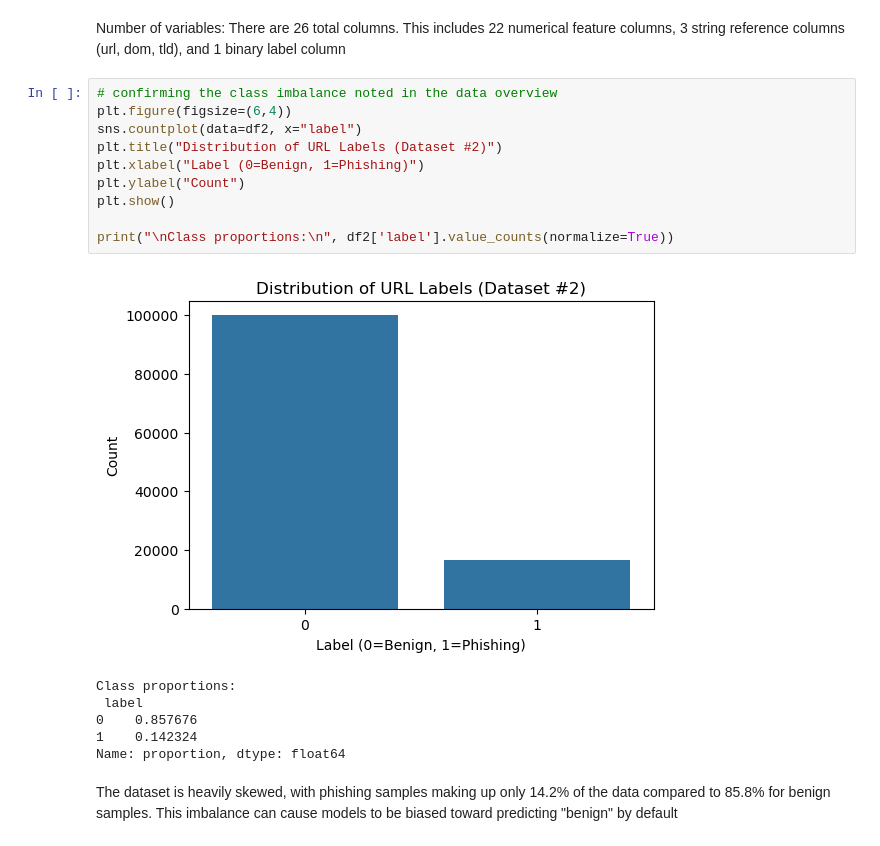
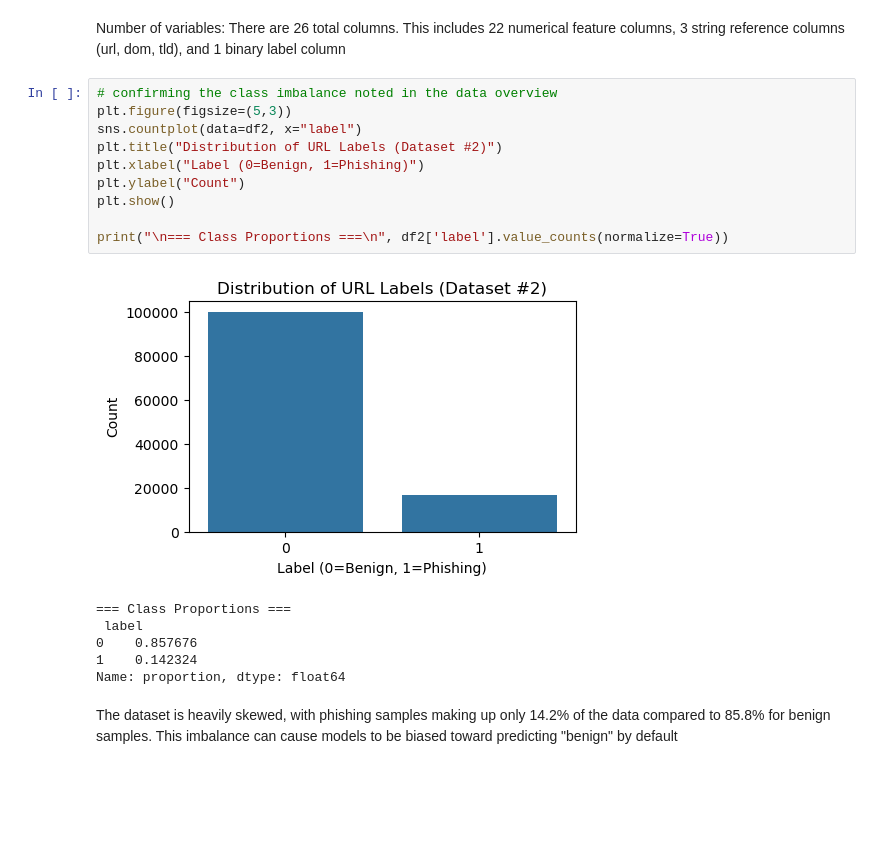
Before and after one commit to COGS108/Group132_WI26, a Jupyter notebook: 03-FinalProject.ipynb, the cells around one changed output. Cells and saved outputs as stored; diff of their text form; blank space fills up the shorter version.

```diff
--- a/03-FinalProject.ipynb
+++ b/03-FinalProject.ipynb
@@ -712,17 +706,17 @@ dtype: object
 Number of variables: There are 26 total columns. This includes 22 numerical feature columns, 3 string reference columns (url, dom, tld), and 1 binary label column
 # %%
 # confirming the class imbalance noted in the data overview
-plt.figure(figsize=(6,4))
+plt.figure(figsize=(5,3))
 sns.countplot(data=df2, x="label")
 plt.title("Distribution of URL Labels (Dataset #2)")
 plt.xlabel("Label (0=Benign, 1=Phishing)")
 plt.ylabel("Count")
 plt.show()
 
-print("\nClass proportions:\n", df2['label'].value_counts(normalize=True))
+print("\n=== Class Proportions ===\n", df2['label'].value_counts(normalize=True))
 # %% [output]
-[figure, old version]
+[figure, new version]
-Class proportions:
+=== Class Proportions ===
  label
 0    0.857676
 1    0.142324
```
Also changed, not shown: parts of 8 cells of this notebook.
